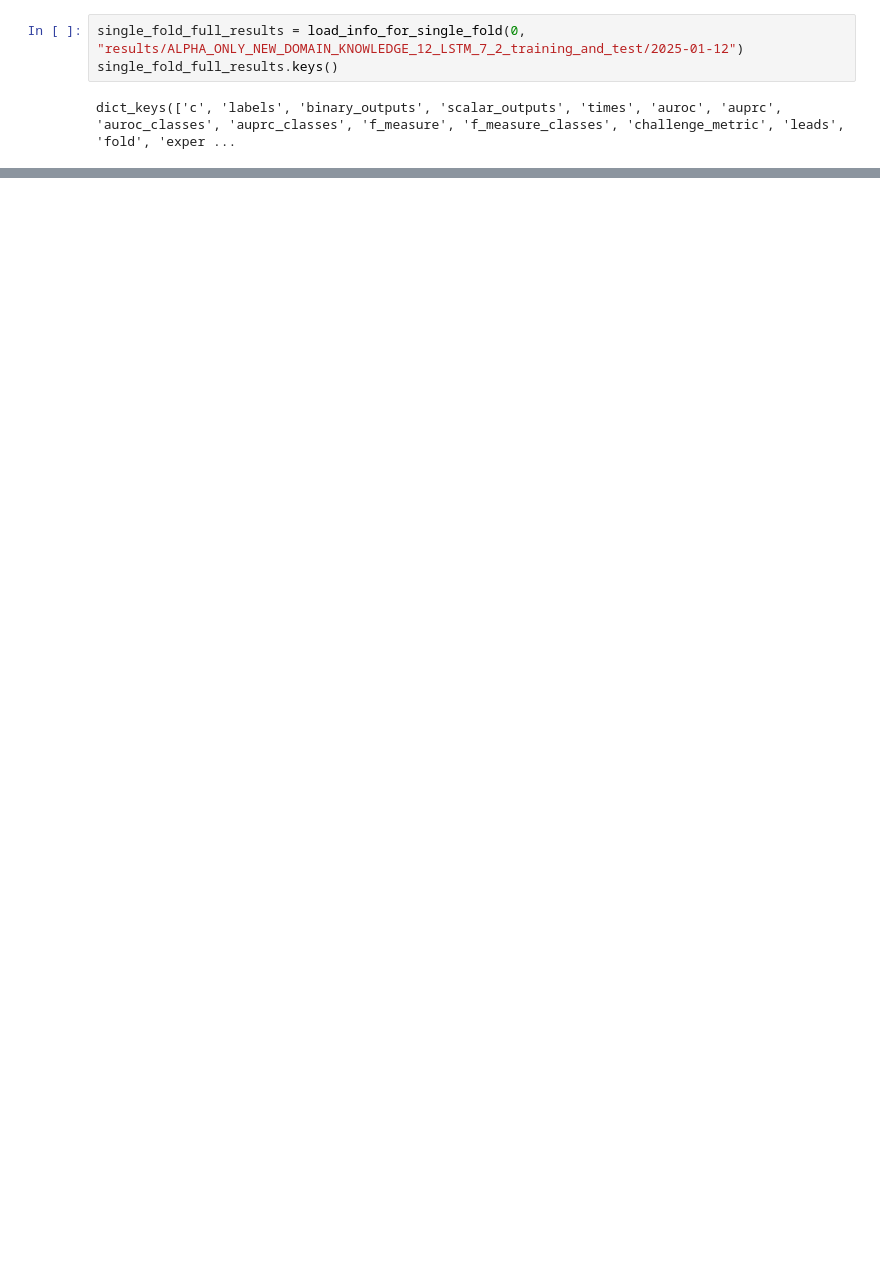
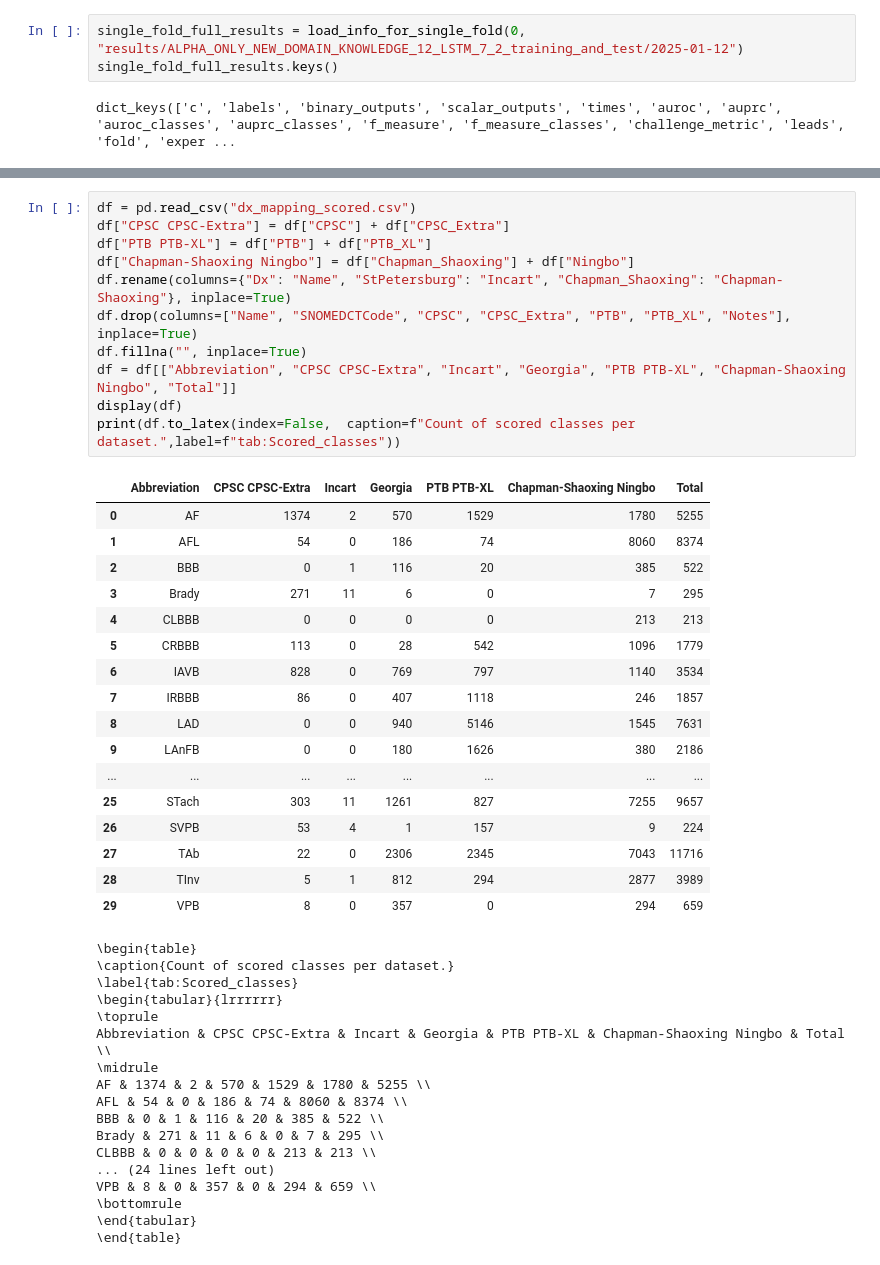
Before and after one commit to ispmor/multibranch-architecture, a Jupyter notebook: precision_recall_analysis.ipynb, the cells around one changed output, grey strips where cells are left out. Drawn from its saved outputs; the diff is of its cells as text; blank space fills up the shorter version.

```diff
--- a/precision_recall_analysis.ipynb
+++ b/precision_recall_analysis.ipynb
@@ -272,0 +428,46 @@ for branch_name, path in branches.items():
+# %%
+df = pd.read_csv("dx_mapping_scored.csv")
+df["CPSC CPSC-Extra"] = df["CPSC"] + df["CPSC_Extra"]
+df["PTB PTB-XL"] = df["PTB"] + df["PTB_XL"]
+df["Chapman-Shaoxing Ningbo"] = df["Chapman_Shaoxing"] + df["Ningbo"]
+df.rename(columns={"Dx": "Name", "StPetersburg": "Incart", "Chapman_Shaoxing": "Chapman-Shaoxing"}, inplace=True)
+df.drop(columns=["Name", "SNOMEDCTCode", "CPSC", "CPSC_Extra", "PTB", "PTB_XL", "Notes"], inplace=True)
+df.fillna("", inplace=True)
+df = df[["Abbreviation", "CPSC CPSC-Extra", "Incart", "Georgia", "PTB PTB-XL", "Chapman-Shaoxing Ningbo", "Total"]]
+display(df)
+print(df.to_latex(index=False,  caption=f"Count of scored classes per dataset.",label=f"tab:Scored_classes"))
+# %% [output]
+|  | Abbreviation | CPSC CPSC-Extra | Incart | Georgia | PTB PTB-XL | Chapman-Shaoxing Ningbo | Total |
+| 0 | AF | 1374 | 2 | 570 | 1529 | 1780 | 5255 |
+| 1 | AFL | 54 | 0 | 186 | 74 | 8060 | 8374 |
+| 2 | BBB | 0 | 1 | 116 | 20 | 385 | 522 |
+| 3 | Brady | 271 | 11 | 6 | 0 | 7 | 295 |
+| 4 | CLBBB | 0 | 0 | 0 | 0 | 213 | 213 |
+| 5 | CRBBB | 113 | 0 | 28 | 542 | 1096 | 1779 |
+| 6 | IAVB | 828 | 0 | 769 | 797 | 1140 | 3534 |
+| 7 | IRBBB | 86 | 0 | 407 | 1118 | 246 | 1857 |
+| 8 | LAD | 0 | 0 | 940 | 5146 | 1545 | 7631 |
+| 9 | LAnFB | 0 | 0 | 180 | 1626 | 380 | 2186 |
+| ... | ... | ... | ... | ... | ... | ... | ... |
+| 25 | STach | 303 | 11 | 1261 | 827 | 7255 | 9657 |
+| 26 | SVPB | 53 | 4 | 1 | 157 | 9 | 224 |
+| 27 | TAb | 22 | 0 | 2306 | 2345 | 7043 | 11716 |
+| 28 | TInv | 5 | 1 | 812 | 294 | 2877 | 3989 |
+| 29 | VPB | 8 | 0 | 357 | 0 | 294 | 659 |
+\begin{table}
+\caption{Count of scored classes per dataset.}
+\label{tab:Scored_classes}
+\begin{tabular}{lrrrrrr}
+\toprule
+Abbreviation & CPSC CPSC-Extra & Incart & Georgia & PTB PTB-XL & Chapman-Shaoxing Ningbo & Total \\
+\midrule
+AF & 1374 & 2 & 570 & 1529 & 1780 & 5255 \\
+AFL & 54 & 0 & 186 & 74 & 8060 & 8374 \\
+BBB & 0 & 1 & 116 & 20 & 385 & 522 \\
+Brady & 271 & 11 & 6 & 0 & 7 & 295 \\
+CLBBB & 0 & 0 & 0 & 0 & 213 & 213 \\
+... (24 lines left out)
+VPB & 8 & 0 & 357 & 0 & 294 & 659 \\
+\bottomrule
+\end{tabular}
+\end{table}
```
Also changed, not shown: parts of 11 cells of this notebook, 1 other file.
